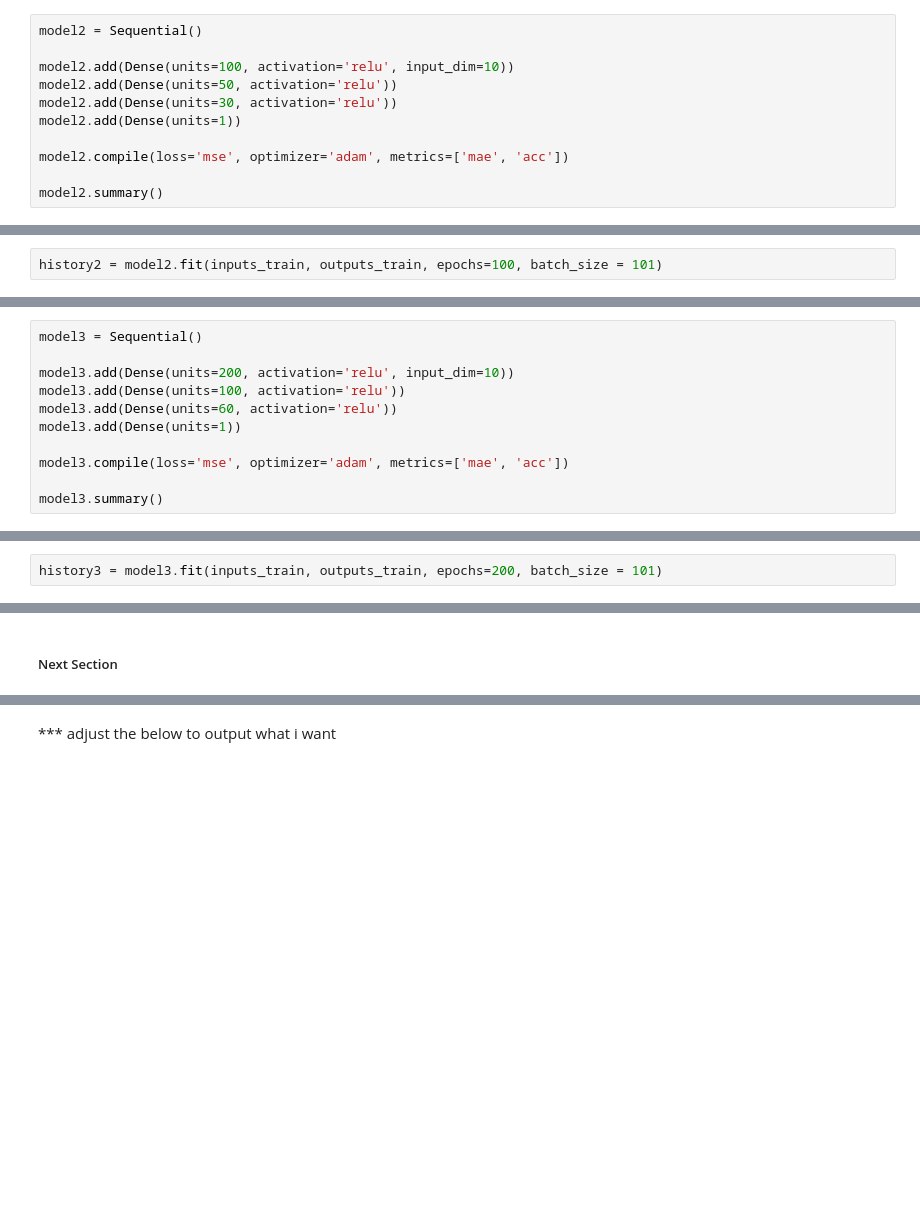
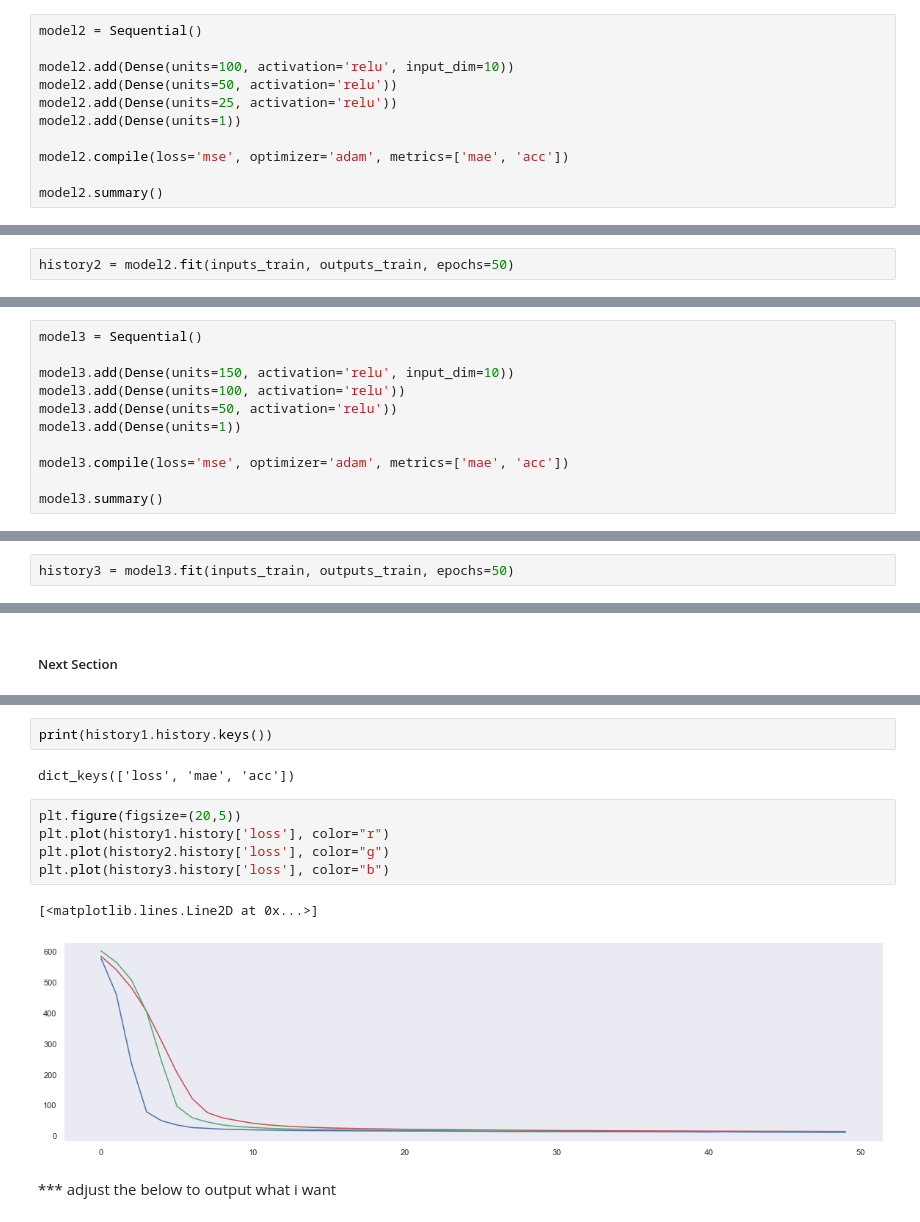
Before and after one commit to Pmcg1/ML-S_Project_2019, a Jupyter notebook: ML-S_2019.ipynb, the cells around one changed output, grey strips where cells are left out. Drawn from its saved outputs; the diff is of its cells as text; blank space fills up the shorter version.

Commit message:
rationalising models, tweaking parameters, adding plot to view convergence

```diff
--- a/ML-S_2019.ipynb
+++ b/ML-S_2019.ipynb
@@ -541,7 +497,7 @@ model2 = Sequential()
 
 model2.add(Dense(units=100, activation='relu', input_dim=10))
 model2.add(Dense(units=50, activation='relu'))
-model2.add(Dense(units=30, activation='relu'))
+model2.add(Dense(units=25, activation='relu'))
 model2.add(Dense(units=1))
 
 model2.compile(loss='mse', optimizer='adam', metrics=['mae', 'acc'])
@@ -567,5 +523,5 @@ _________________________________________________________________
 # %% [markdown]
 ##### Training
 # %%
-history2 = model2.fit(inputs_train, outputs_train, epochs=100, batch_size = 101)
+history2 = model2.fit(inputs_train, outputs_train, epochs=50)
 # %% [output]
@@ -653,9 +572,9 @@ We will develop the model more and widen it now by doubling the number of units
 # %%
 model3 = Sequential()
 
-model3.add(Dense(units=200, activation='relu', input_dim=10))
+model3.add(Dense(units=150, activation='relu', input_dim=10))
 model3.add(Dense(units=100, activation='relu'))
-model3.add(Dense(units=60, activation='relu'))
+model3.add(Dense(units=50, activation='relu'))
 model3.add(Dense(units=1))
 
 model3.compile(loss='mse', optimizer='adam', metrics=['mae', 'acc'])
@@ -681,5 +600,5 @@ _________________________________________________________________
 # %% [markdown]
 ##### Training
 # %%
-history3 = model3.fit(inputs_train, outputs_train, epochs=200, batch_size = 101)
+history3 = model3.fit(inputs_train, outputs_train, epochs=50)
 # %% [output]
@@ -773,3 +657,15 @@ print(model3.evaluate(inputs_test, outputs_test))
+# %%
+print(history1.history.keys())
+# %% [output]
+dict_keys(['loss', 'mae', 'acc'])
+# %%
+plt.figure(figsize=(20,5))
+plt.plot(history1.history['loss'], color="r")
+plt.plot(history2.history['loss'], color="g")
+plt.plot(history3.history['loss'], color="b")
+# %% [output]
+[<matplotlib.lines.Line2D at 0x...>]
+[figure, added]
 # %% [markdown]
 *** adjust the below to output what i want
 # %% [markdown]
```
Also changed, not shown: parts of 32 cells of this notebook.
